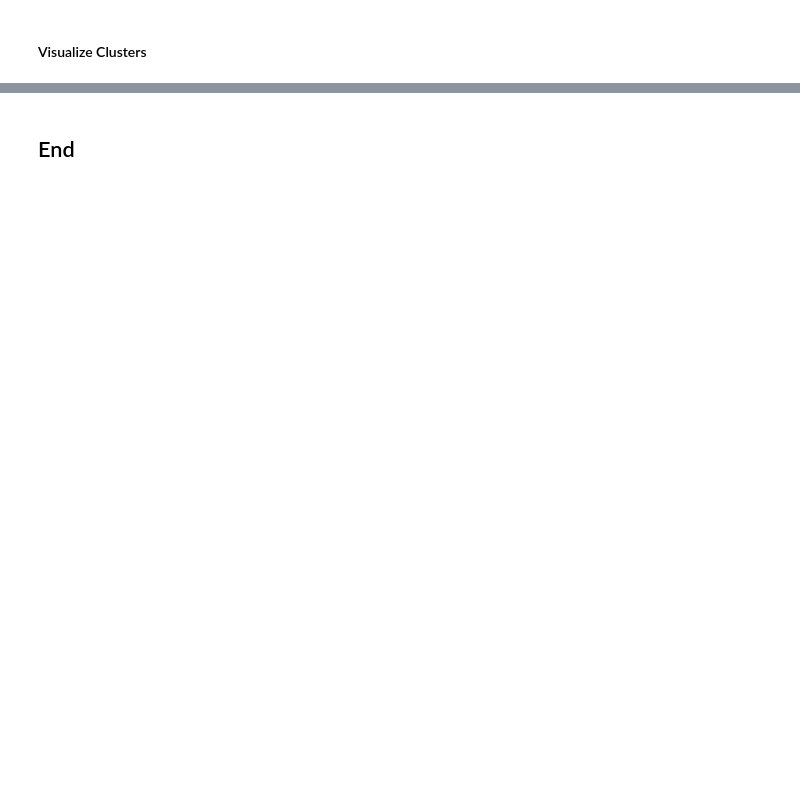
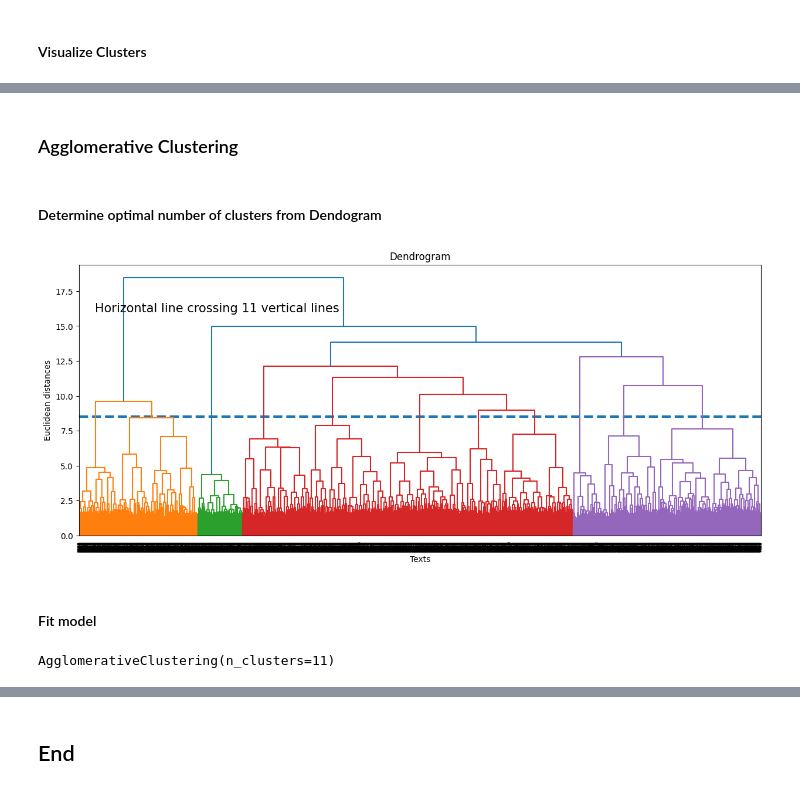
Before and after one commit to nadpierre/wiki-nlp-project, a Jupyter notebook: nlp_project.ipynb, the cells around one changed output, grey strips where cells are left out. Cells and saved outputs as stored; diff of their text form; code cells hidden in the pictures; blank space fills up the shorter version.

```diff
--- a/nlp_project.ipynb
+++ b/nlp_project.ipynb
@@ -543,0 +546,22 @@ plt.show()
+# %% [markdown]
+### Agglomerative Clustering
+# %% [markdown]
+#### Determine optimal number of clusters from Dendogram
+# %%
+plt.figure(figsize=(15,6))
+plt.title('Dendrogram')
+plt.xlabel('Texts')
+plt.ylabel('Euclidean distances')
+plt.hlines(y=8.5, xmin=0, xmax=100000, lw=3, linestyles='--')
+plt.text(x=2000, y=16, s='Horizontal line crossing 11 vertical lines',fontsize=15)
+dendrogram = sch.dendrogram(sch.linkage(mini_emb, method = 'ward'))
+plt.show()
+# %% [output]
+[figure, added]
+# %% [markdown]
+#### Fit model
+# %%
+ac = AgglomerativeClustering(n_clusters= 11, metric='euclidean', linkage='ward')
+ac.fit(mini_emb)
+# %% [output]
+AgglomerativeClustering(n_clusters=11)
```
Also changed, not shown: parts of 39 cells of this notebook, 1 other file.
